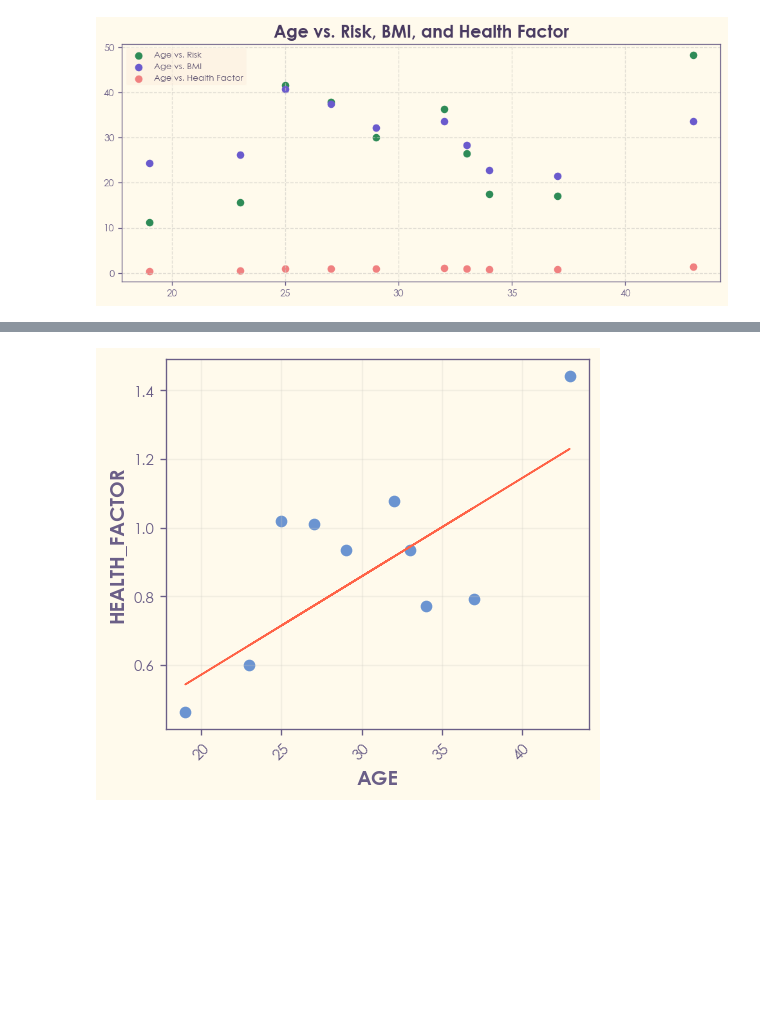
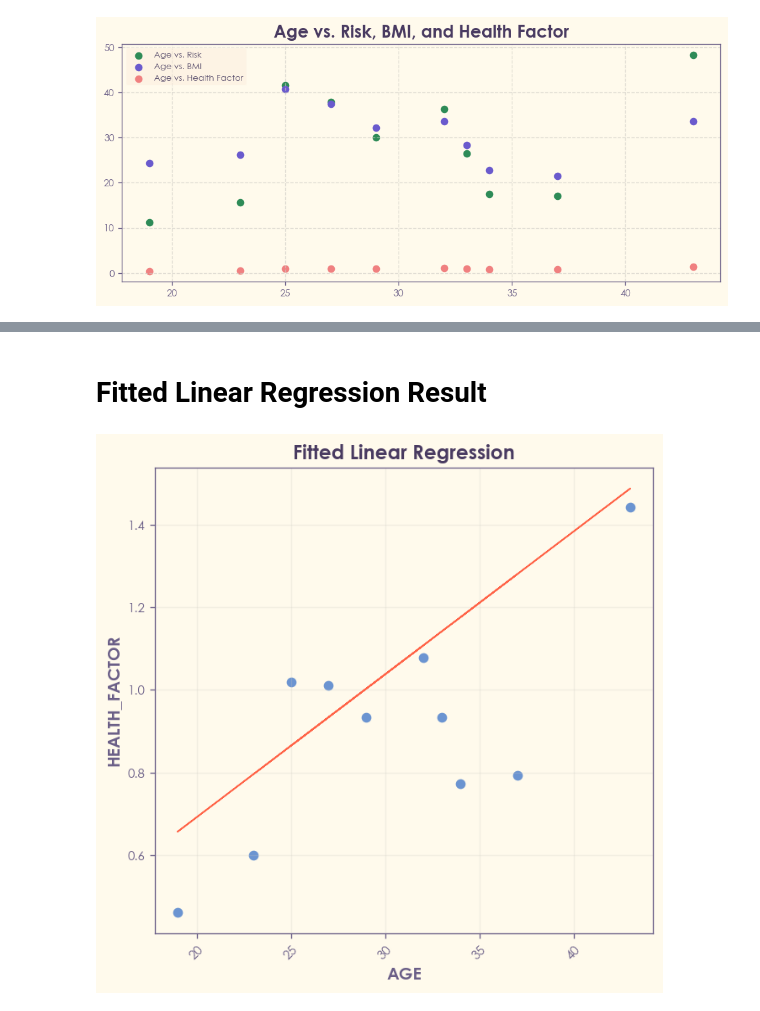
Before and after one commit to Mubashir42884/Machine-Learning-Odyssey-Bias-to-Brilliance, a Jupyter notebook: Fundamental ML/01. Linear Regression.ipynb, the cells around one changed output, grey strips where cells are left out. Saved outputs shown, nothing was run; the diff lists cells and outputs as text; code cells hidden in the pictures; blank space fills up the shorter version.

Commit message:
Linear Regression Notebook COMPLETED! [20Feb2025]

```diff
--- a/Fundamental ML/01. Linear Regression.ipynb
+++ b/Fundamental ML/01. Linear Regression.ipynb
@@ -357,5 +409,15 @@ Best of w       : 0.02859980053116873
 # %%
-w = w_s[idx]
-y_hat = w * x + b
-print(f"y_hat = {y_hat}")
+from tabulate import tabulate
+
+w_pred = w_s[idx]
+y_hat = (w_pred * x + b)
+
+# Combine the data into a table
+table_data = list(zip(y_old, df['hf'], (df['hf'] - y_old), y_hat, (df['hf'] - y_hat)))
+
+# Define headers
+headers = ["Previous `y` (y_old)", "Actual `y` (df['hf'])", "Past Difference (y-y_old)", "Fitted `y` (y_hat)", "Present Difference (y-y_hat)"]
+
+# Print the table
+print(tabulate(table_data, headers=headers, tablefmt="pretty"))
 # %% [output]
@@ -373,15 +438,18 @@ Name: age, dtype: float64
+# %% [markdown]
+# Fitted Linear Regression Result
 # %%
-plt.figure(figsize=(10,4))
+plt.figure(figsize=(14,6))
 plt.subplot(1,2,1)
 plt.scatter(df['age'],df['hf'])
 plt.ylabel('HEALTH_FACTOR')
 plt.xlabel('AGE')
 plt.xticks(rotation = 45)
 plt.subplot(1,2,1)
 plt.plot(x,y_hat,'-', color='tomato')
+plt.title("Fitted Linear Regression", fontsize=14)
 plt.show()
 # %% [output]
-[figure, old version]
+[figure, new version]
 # %%
 from matplotlib.widgets import Slider
 
```
Also changed, not shown: parts of 23 cells of this notebook, 1 other file.
